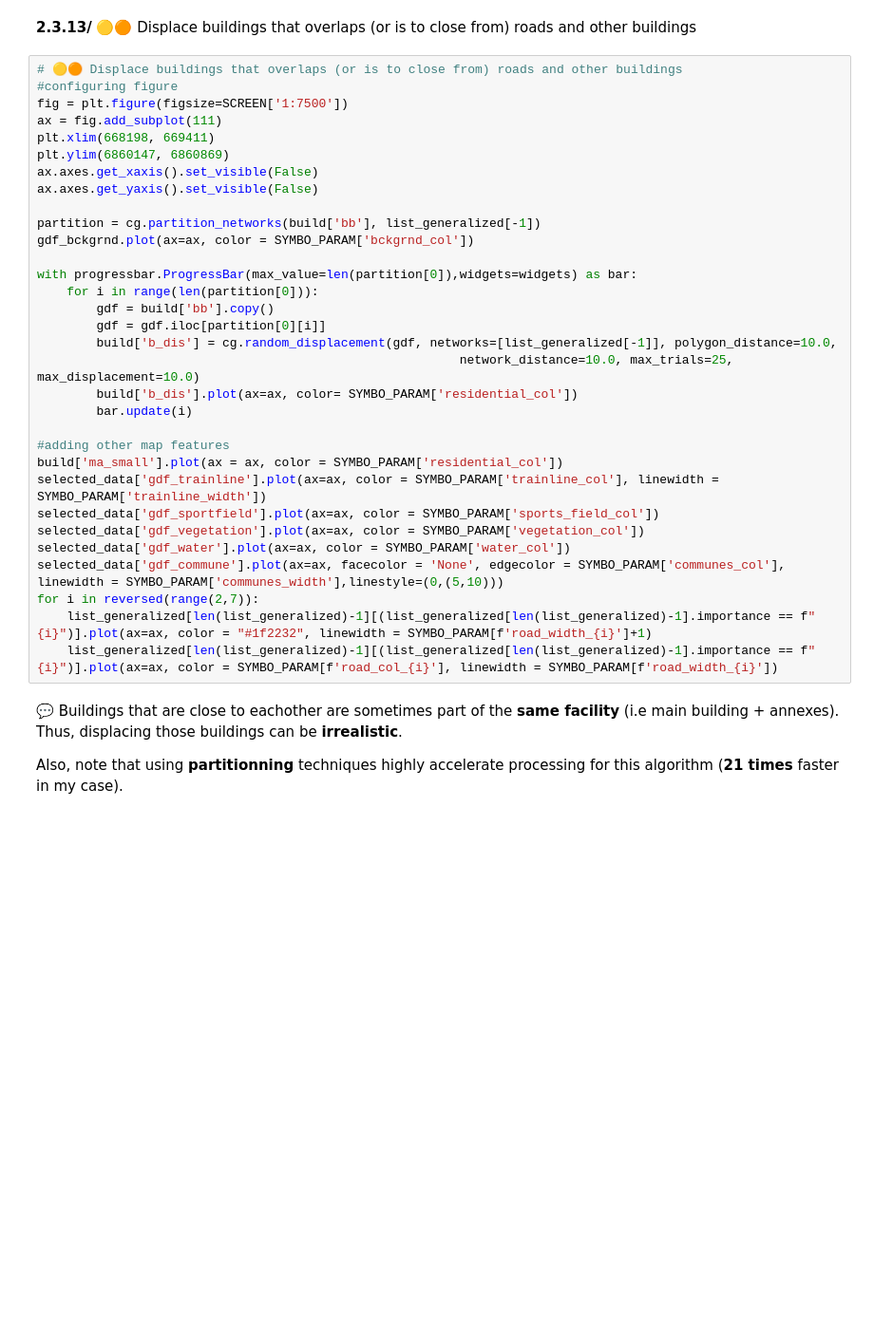
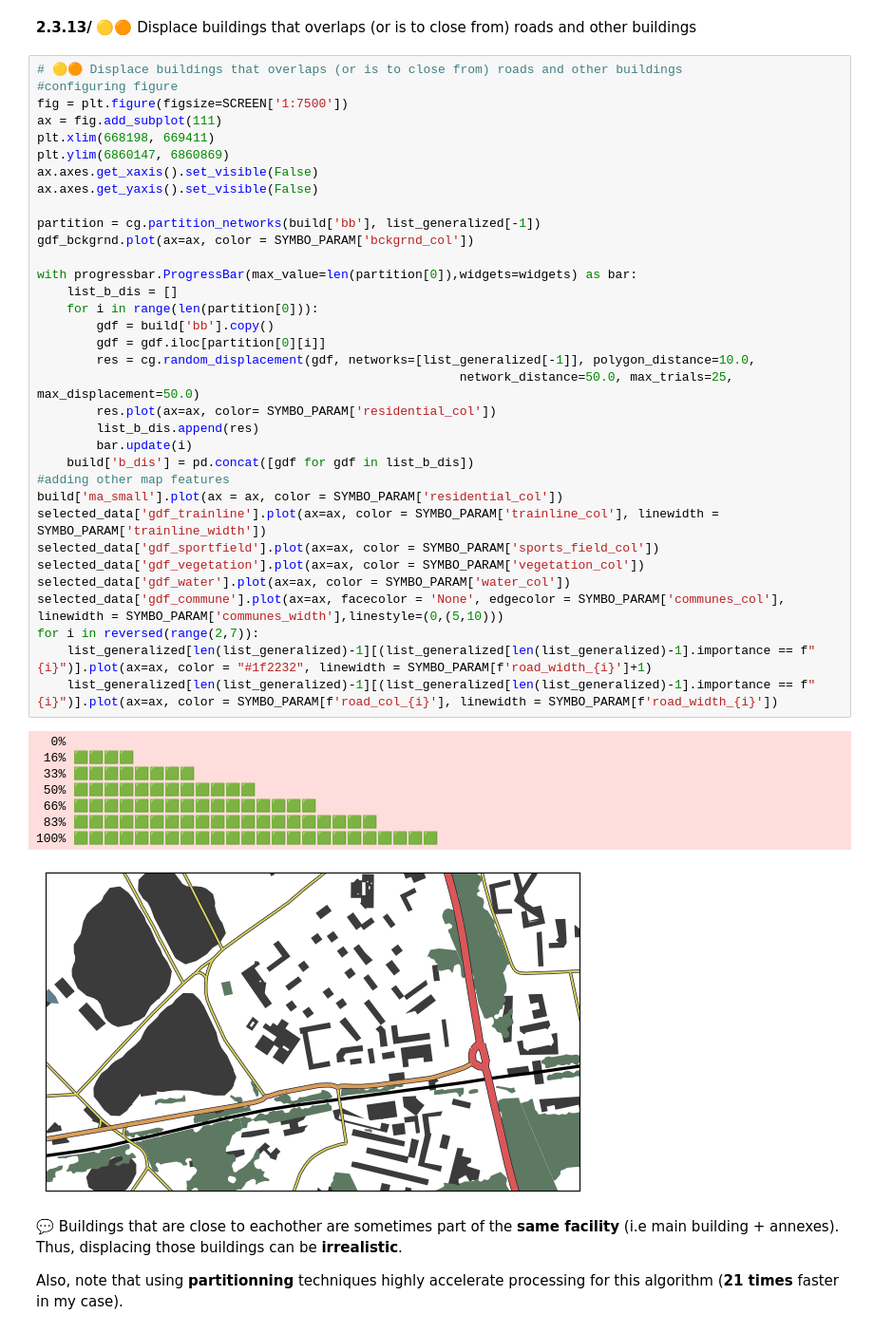
Before and after one commit to LostInZoom/cartagen-notebooks, a Jupyter notebook: tuto_basemap_creation.ipynb, the cells around one changed output. Shown at 95% size. Drawn from its saved outputs; the diff is of its cells as text; blank space fills up the shorter version.

```diff
--- a/tuto_basemap_creation.ipynb
+++ b/tuto_basemap_creation.ipynb
@@ -2656,35 +2736,46 @@ ipywidgets.interact(bf_af_3, scale = ['1:25000','1:10000', '1:7500', '1:5000'])
 # %%
 # 🟡🟠 Displace buildings that overlaps (or is to close from) roads and other buildings
 #configuring figure
 fig = plt.figure(figsize=SCREEN['1:7500'])
 ax = fig.add_subplot(111)
 plt.xlim(668198, 669411)
 plt.ylim(6860147, 6860869)
 ax.axes.get_xaxis().set_visible(False)
 ax.axes.get_yaxis().set_visible(False)
 
 partition = cg.partition_networks(build['bb'], list_generalized[-1])
 gdf_bckgrnd.plot(ax=ax, color = SYMBO_PARAM['bckgrnd_col'])
 
 with progressbar.ProgressBar(max_value=len(partition[0]),widgets=widgets) as bar:
+    list_b_dis = []
     for i in range(len(partition[0])):
         gdf = build['bb'].copy()
         gdf = gdf.iloc[partition[0][i]]
-        build['b_dis'] = cg.random_displacement(gdf, networks=[list_generalized[-1]], polygon_distance=10.0,
-                                                         network_distance=10.0, max_trials=25, max_displacement=10.0)
-        build['b_dis'].plot(ax=ax, color= SYMBO_PARAM['residential_col'])
+        res = cg.random_displacement(gdf, networks=[list_generalized[-1]], polygon_distance=10.0,
+                                                         network_distance=50.0, max_trials=25, max_displacement=50.0)
+        res.plot(ax=ax, color= SYMBO_PARAM['residential_col'])
+        list_b_dis.append(res)
         bar.update(i)
-
+    build['b_dis'] = pd.concat([gdf for gdf in list_b_dis])
 #adding other map features
 build['ma_small'].plot(ax = ax, color = SYMBO_PARAM['residential_col'])
 selected_data['gdf_trainline'].plot(ax=ax, color = SYMBO_PARAM['trainline_col'], linewidth = SYMBO_PARAM['trainline_width'])
 selected_data['gdf_sportfield'].plot(ax=ax, color = SYMBO_PARAM['sports_field_col'])
 selected_data['gdf_vegetation'].plot(ax=ax, color = SYMBO_PARAM['vegetation_col'])
 selected_data['gdf_water'].plot(ax=ax, color = SYMBO_PARAM['water_col'])
 selected_data['gdf_commune'].plot(ax=ax, facecolor = 'None', edgecolor = SYMBO_PARAM['communes_col'], linewidth = SYMBO_PARAM['communes_width'],linestyle=(0,(5,10)))
 for i in reversed(range(2,7)):
     list_generalized[len(list_generalized)-1][(list_generalized[len(list_generalized)-1].importance == f"{i}")].plot(ax=ax, color = "#1f2232", linewidth = SYMBO_PARAM[f'road_width_{i}']+1)
     list_generalized[len(list_generalized)-1][(list_generalized[len(list_generalized)-1].importance == f"{i}")].plot(ax=ax, color = SYMBO_PARAM[f'road_col_{i}'], linewidth = SYMBO_PARAM[f'road_width_{i}'])
+# %% [output]
+  0%
+ 16% 🟩🟩🟩🟩
+ 33% 🟩🟩🟩🟩🟩🟩🟩🟩
+ 50% 🟩🟩🟩🟩🟩🟩🟩🟩🟩🟩🟩🟩
+ 66% 🟩🟩🟩🟩🟩🟩🟩🟩🟩🟩🟩🟩🟩🟩🟩🟩
+ 83% 🟩🟩🟩🟩🟩🟩🟩🟩🟩🟩🟩🟩🟩🟩🟩🟩🟩🟩🟩🟩
+100% 🟩🟩🟩🟩🟩🟩🟩🟩🟩🟩🟩🟩🟩🟩🟩🟩🟩🟩🟩🟩🟩🟩🟩🟩
+[figure, added]
 # %% [markdown]
 💬 Buildings that are close to eachother are sometimes part of the **same facility** (i.e main building + annexes). Thus, displacing those buildings can be **irrealistic**.
 
```
Also changed, not shown: parts of 34 cells of this notebook, 5 other files.
